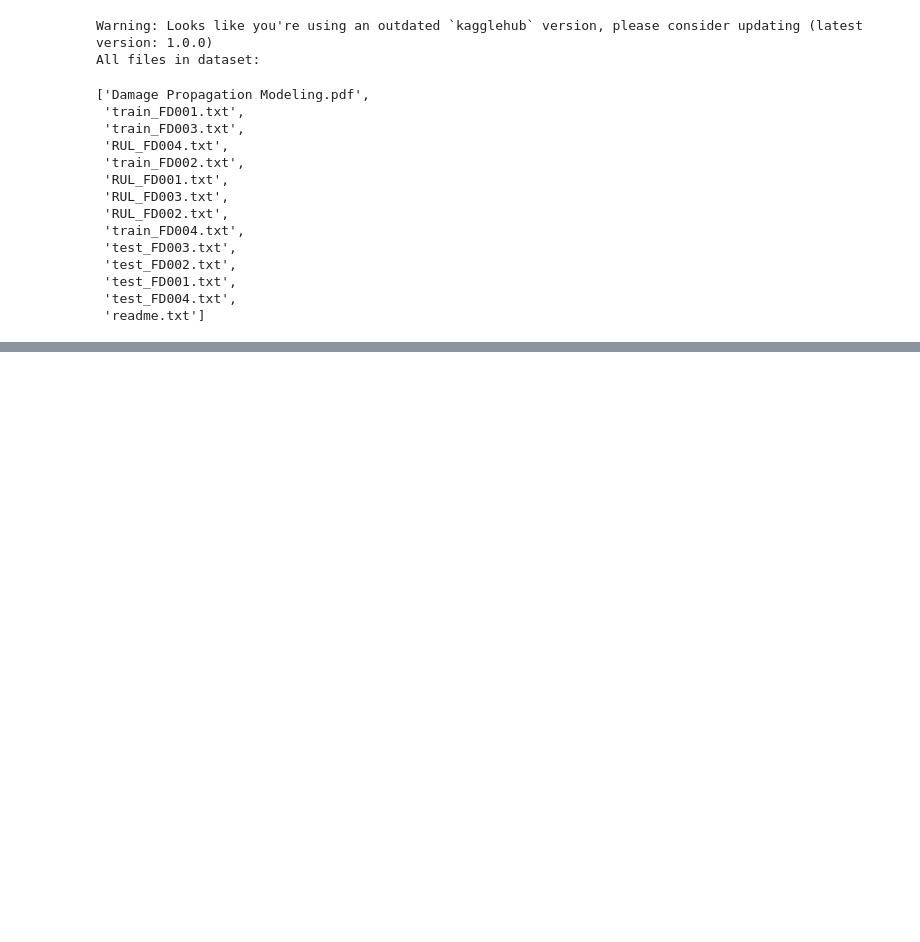
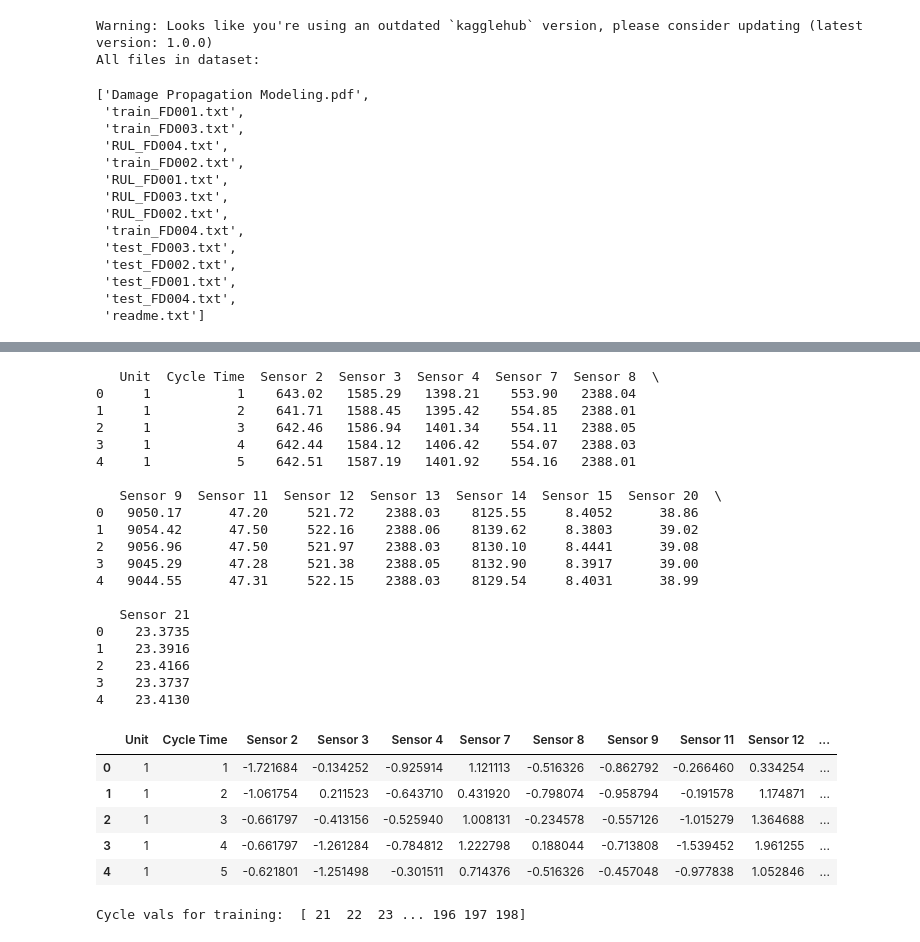
Before and after one commit to RandomKiddo/HackAI2026, a Jupyter notebook: autoencoder.ipynb, the cells around one changed output, grey strips where cells are left out. Saved outputs shown, nothing was run; the diff lists cells and outputs as text; code cells hidden in the pictures; blank space fills up the shorter version.

```diff
--- a/autoencoder.ipynb
+++ b/autoencoder.ipynb
@@ -37,8 +102,42 @@ All files in dataset:
 # %%
-# Process data
-# Test with FD001 first
+# Normalize all features
+# Try z-score normalization
+z_score_scaled_df_train = df_train[relevant_cols].copy()
+z_score_scaled_df_test = df_train[relevant_cols].copy()
 
-FD001_test = pd.read_csv(path + "/test_FD001.txt")
-FD001_train = pd.read_csv(path + "/train_FD001.txt")
+for sensor in relevant_sensors:
+    z_score_scaled_df_train[sensor] = (df_train[sensor] - df_train[sensor].mean()) \
+    / df_train[sensor].std()
+    z_score_scaled_df_test[sensor] = (df_test[sensor] - df_test[sensor].mean()) \
+    / df_test[sensor].std()
 
-# Choose which features
+    # print("Shape: ", z_score_scaled_df_train[sensor].shape)
+
+# z_score_scaled_df_train.head()
+# %% [output]
+   Unit  Cycle Time  Sensor 2  Sensor 3  Sensor 4  Sensor 7  Sensor 8  \
+0     1           1    643.02   1585.29   1398.21    553.90   2388.04
+1     1           2    641.71   1588.45   1395.42    554.85   2388.01
+2     1           3    642.46   1586.94   1401.34    554.11   2388.05
+3     1           4    642.44   1584.12   1406.42    554.07   2388.03
+4     1           5    642.51   1587.19   1401.92    554.16   2388.01
+
+   Sensor 9  Sensor 11  Sensor 12  Sensor 13  Sensor 14  Sensor 15  Sensor 20  \
+0   9050.17      47.20     521.72    2388.03    8125.55     8.4052      38.86
+1   9054.42      47.50     522.16    2388.06    8139.62     8.3803      39.02
+2   9056.96      47.50     521.97    2388.03    8130.10     8.4441      39.08
+3   9045.29      47.28     521.38    2388.05    8132.90     8.3917      39.00
+4   9044.55      47.31     522.15    2388.03    8129.54     8.4031      38.99
+
+   Sensor 21
+0    23.3735
+1    23.3916
+2    23.4166
+3    23.3737
+4    23.4130
+|  | Unit | Cycle Time | Sensor 2 | Sensor 3 | Sensor 4 | Sensor 7 | Sensor 8 | Sensor 9 | Sensor 11 | Sensor 12 | ... |
+| 0 | 1 | 1 | -1.721684 | -0.134252 | -0.925914 | 1.121113 | -0.516326 | -0.862792 | -0.266460 | 0.334254 | ... |
+| 1 | 1 | 2 | -1.061754 | 0.211523 | -0.643710 | 0.431920 | -0.798074 | -0.958794 | -0.191578 | 1.174871 | ... |
+| 2 | 1 | 3 | -0.661797 | -0.413156 | -0.525940 | 1.008131 | -0.234578 | -0.557126 | -1.015279 | 1.364688 | ... |
+| 3 | 1 | 4 | -0.661797 | -1.261284 | -0.784812 | 1.222798 | 0.188044 | -0.713808 | -1.539452 | 1.961255 | ... |
+| 4 | 1 | 5 | -0.621801 | -1.251498 | -0.301511 | 0.714376 | -0.516326 | -0.457048 | -0.977838 | 1.052846 | ... |
@@ -85,0 +165,7 @@ autoencoder = Autoencoder(latent_dim)
+# %%
+WINDOW_SIZE = 20
+# Generate sequences for the entire training set
+X_train_full, cycles_train, _ = gen_sequences_and_labels(df_test, WINDOW_SIZE)
+print("Cycle vals for training: ", cycles_train)
+# %% [output]
+Cycle vals for training:  [ 21  22  23 ... 196 197 198]
```
Also changed, not shown: parts of 11 cells of this notebook, 10 other files.
